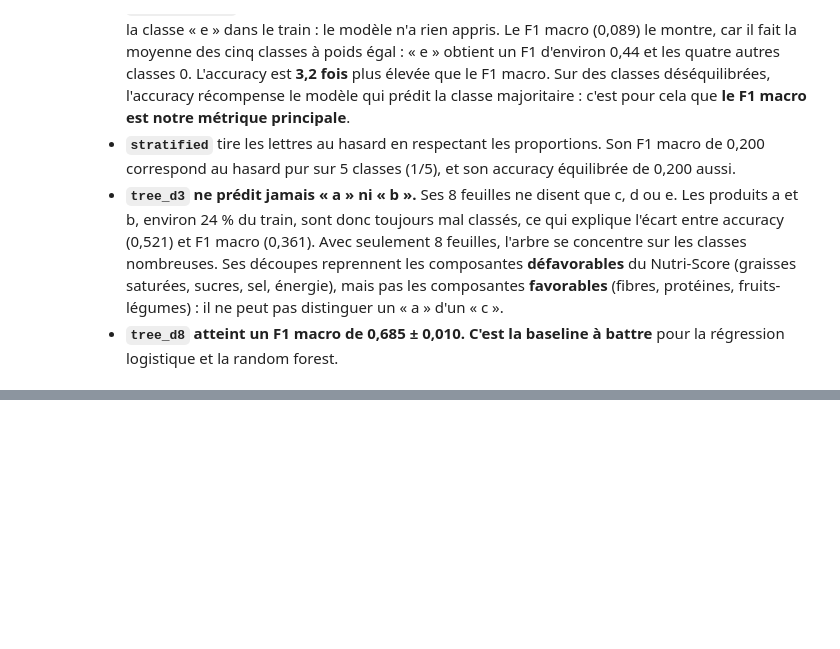
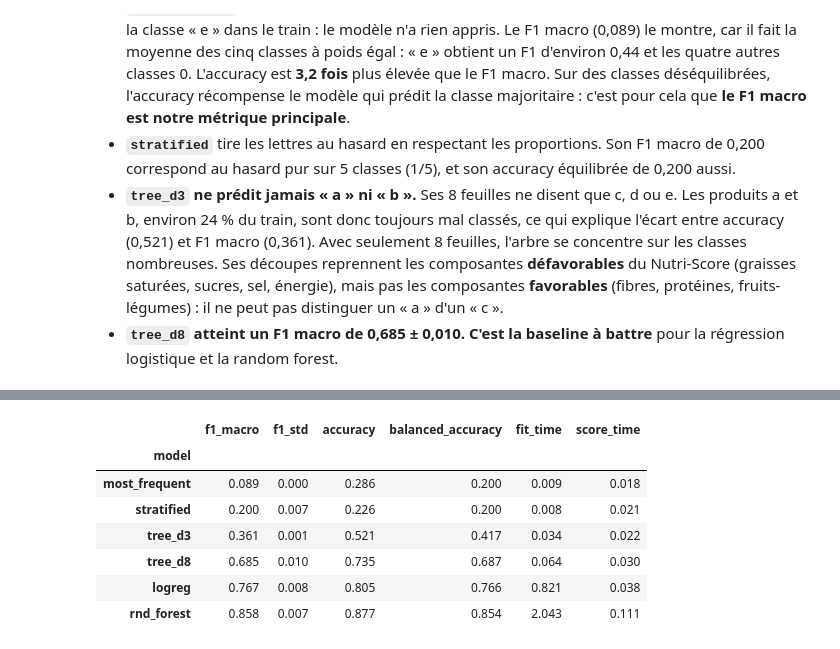
Before and after one commit to RedlineM2I/nutriscope, a Jupyter notebook: notebooks/ml_nutriscore.ipynb, the cells around one changed output, grey strips where cells are left out. Drawn from its saved outputs; the diff is of its cells as text; code cells hidden in the pictures; blank space fills up the shorter version.

Commit message:
feat: logistique (0,767) et forêt (0,858) dans un pipeline, préparateur testé sans fuite

```diff
--- a/notebooks/ml_nutriscore.ipynb
+++ b/notebooks/ml_nutriscore.ipynb
@@ -116,0 +161,8 @@ plt.show()
+# %%
+from sklearn.linear_model import LogisticRegression
+
+
+logreg = Pipeline([("prep", prep_pipeline), ("model", LogisticRegression(max_iter=3000))])
+results.append(evaluate_cv("logreg", logreg, X_train))
+
+display(pd.DataFrame(results).set_index("model").round(3))
@@ -116,0 +177,17 @@ plt.show()
+# %%
+from sklearn.ensemble import RandomForestClassifier
+
+
+rnd_forest = Pipeline([("prep", prep_pipeline), ("model", RandomForestClassifier(random_state=42))])
+results.append(evaluate_cv("rnd_forest", rnd_forest, X_train))
+
+display(pd.DataFrame(results).set_index("model").round(3))
+# %% [output]
+|  | f1_macro | f1_std | accuracy | balanced_accuracy | fit_time | score_time |
+| model |  |  |  |  |  |  |
+| most_frequent | 0.089 | 0.000 | 0.286 | 0.200 | 0.009 | 0.018 |
+| stratified | 0.200 | 0.007 | 0.226 | 0.200 | 0.008 | 0.021 |
+| tree_d3 | 0.361 | 0.001 | 0.521 | 0.417 | 0.034 | 0.022 |
+| tree_d8 | 0.685 | 0.010 | 0.735 | 0.687 | 0.064 | 0.030 |
+| logreg | 0.767 | 0.008 | 0.805 | 0.766 | 0.821 | 0.038 |
+| rnd_forest | 0.858 | 0.007 | 0.877 | 0.854 | 2.043 | 0.111 |
```
Also changed, not shown: parts of 6 cells of this notebook.
